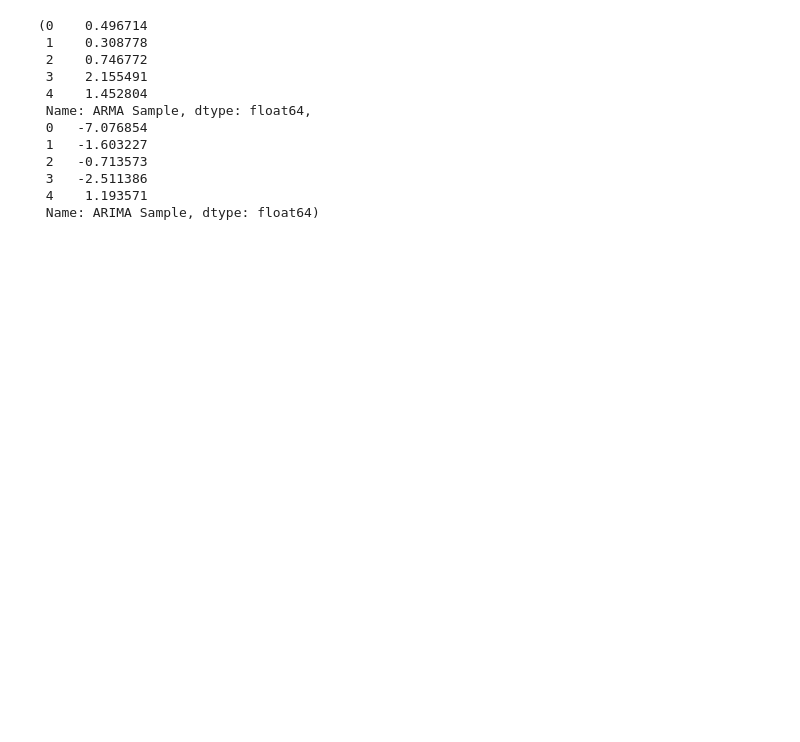
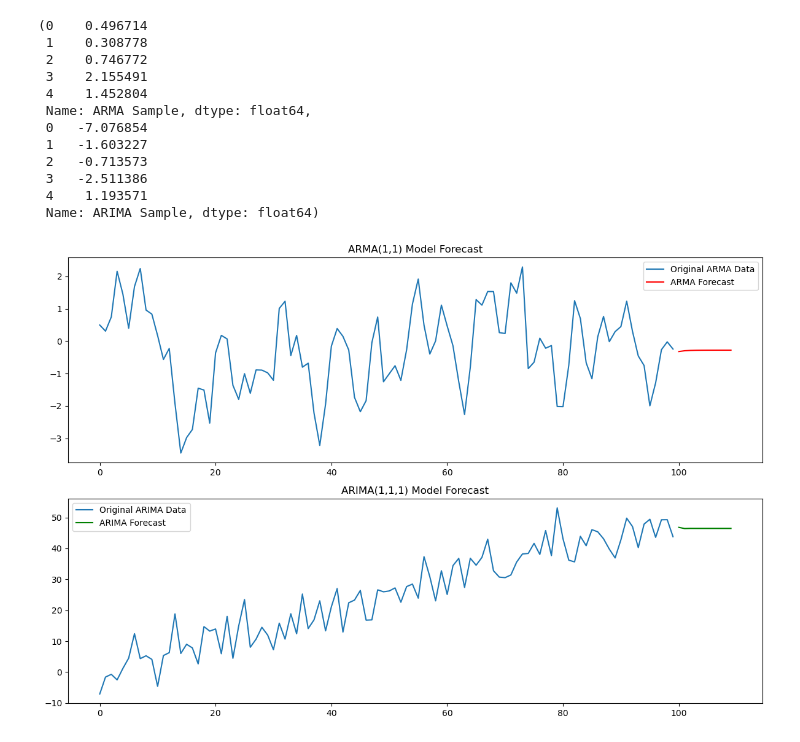
Before and after one commit to Takato-1887/Time_Series_-Analysis_Projects, a Jupyter notebook: ARIMA_and_ARMA.ipynb, the cells around one changed output. Drawn from its saved outputs; the diff is of its cells as text; code cells hidden in the pictures; blank space fills up the shorter version.

Commit message:
Update ARIMA_and_ARMA.ipynb
Added visualisations for the predictions

```diff
--- a/ARIMA_and_ARMA.ipynb
+++ b/ARIMA_and_ARMA.ipynb
@@ -49,3 +49,23 @@ arima_result = arima_model.fit()
 # %%
 # Forecast next 10 values
 arima_forecast = arima_result.forecast(steps=10)
+# %%
+# Plot both
+fig, axs = plt.subplots(2, 1, figsize=(12, 8))
+
+# ARMA plot
+axs[0].plot(arma_series, label="Original ARMA Data")
+axs[0].plot(np.arange(len(arma_series), len(arma_series) + 10), arma_forecast, label="ARMA Forecast", color='red')
+axs[0].set_title("ARMA(1,1) Model Forecast")
+axs[0].legend()
+
+# ARIMA plot
+axs[1].plot(arima_series, label="Original ARIMA Data")
+axs[1].plot(np.arange(len(arima_series), len(arima_series) + 10), arima_forecast, label="ARIMA Forecast", color='green')
+axs[1].set_title("ARIMA(1,1,1) Model Forecast")
+axs[1].legend()
+
+plt.tight_layout()
+plt.show()
+# %% [output]
+[figure, added]
```
